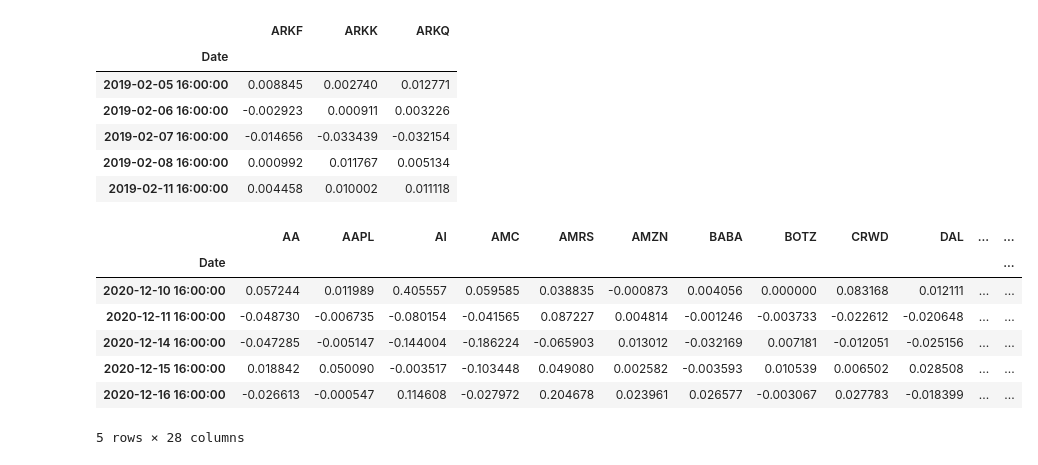
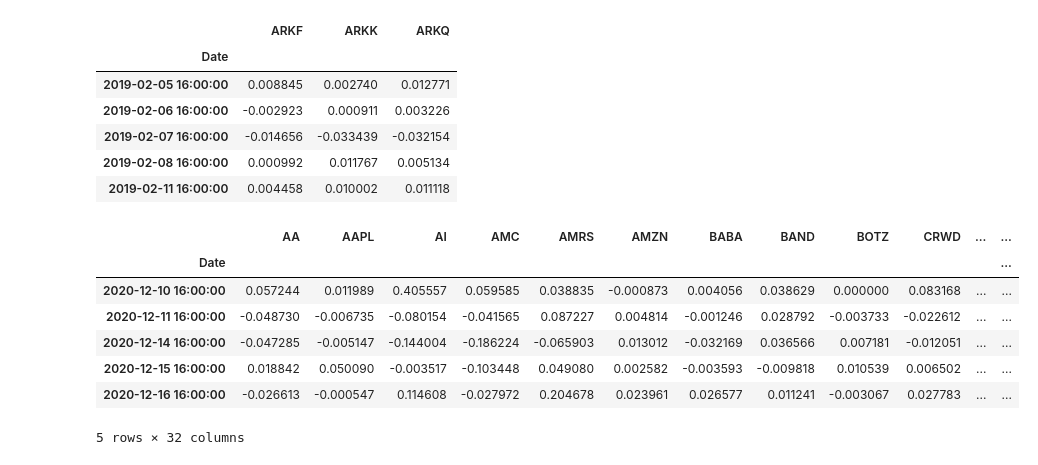
Before and after one commit to whitneydt/Project-FI-Data, a Jupyter notebook: Performance_Data/Performance Analysis.ipynb, the cells around one changed output. Saved outputs shown, nothing was run; the diff lists cells and outputs as text; code cells hidden in the pictures.

```diff
--- a/Performance_Data/Performance Analysis.ipynb
+++ b/Performance_Data/Performance Analysis.ipynb
@@ -25,6 +25,7 @@ amc_path = Path('/Users/whitneyturner/Project-FI-Data/Performance_Data/Larry_por
 amrs_path = Path('/Users/whitneyturner/Project-FI-Data/Performance_Data/Larry_portfolio/AMRS.csv')
 amzn_path = Path('/Users/whitneyturner/Project-FI-Data/Performance_Data/Larry_portfolio/AMZN.csv')
 baba_path = Path('/Users/whitneyturner/Project-FI-Data/Performance_Data/Larry_portfolio/BABA.csv')
+band_path = Path('/Users/whitneyturner/Project-FI-Data/Performance_Data/Larry_portfolio/BAND.csv')
 botz_path = Path('/Users/whitneyturner/Project-FI-Data/Performance_Data/Larry_portfolio/BOTZ.csv')
 crwd_path = Path('/Users/whitneyturner/Project-FI-Data/Performance_Data/Larry_portfolio/CRWD.csv')
 dal_path = Path('/Users/whitneyturner/Project-FI-Data/Performance_Data/Larry_portfolio/DAL.csv')
@@ -35,17 +36,20 @@ jnj_path = Path('/Users/whitneyturner/Project-FI-Data/Performance_Data/Larry_por
 jbl_path = Path('/Users/whitneyturner/Project-FI-Data/Performance_Data/Larry_portfolio/JBL.csv')
 lmnd_path = Path('/Users/whitneyturner/Project-FI-Data/Performance_Data/Larry_portfolio/LMND.csv')
 luv_path = Path('/Users/whitneyturner/Project-FI-Data/Performance_Data/Larry_portfolio/LUV.csv')
-mbd_path = Path('/Users/whitneyturner/Project-FI-Data/Performance_Data/Larry_portfolio/MBD.csv')
+mdb_path = Path('/Users/whitneyturner/Project-FI-Data/Performance_Data/Larry_portfolio/MDB.csv')
+msft_path = Path('/Users/whitneyturner/Project-FI-Data/Performance_Data/Larry_portfolio/MSFT.csv')
 mgni_path = Path('/Users/whitneyturner/Project-FI-Data/Performance_Data/Larry_portfolio/MGNI.csv')
 nio_path = Path('/Users/whitneyturner/Project-FI-Data/Performance_Data/Larry_portfolio/NIO.csv')
+pfe_path = Path('/Users/whitneyturner/Project-FI-Data/Performance_Data/Larry_portfolio/PFE.csv')
 pltr_path = Path('/Users/whitneyturner/Project-FI-Data/Performance_Data/Larry_portfolio/PLTR.csv')
 pton_path = Path('/Users/whitneyturner/Project-FI-Data/Performance_Data/Larry_portfolio/PTON.csv')
 pypl_path = Path('/Users/whitneyturner/Project-FI-Data/Performance_Data/Larry_portfolio/PYPL.csv')
 rgen_path = Path('/Users/whitneyturner/Project-FI-Data/Performance_Data/Larry_portfolio/RGEN.csv')
 sq_path = Path('/Users/whitneyturner/Project-FI-Data/Performance_Data/Larry_portfolio/SQ.csv')
 xom_path = Path('/Users/whitneyturner/Project-FI-Data/Performance_Data/Larry_portfolio/XOM.csv')
-wix_path = Path('/Users/whitneyturner/Project-FI-Data/Performance_Data/WIX.csv')
-znga_path = Path('/Users/whitneyturner/Project-FI-Data/Performance_Data/ZNGA.csv')
+wix_path = Path('/Users/whitneyturner/Project-FI-Data/Performance_Data/Larry_portfolio/WIX.csv')
+vtrs_path = Path('/Users/whitneyturner/Project-FI-Data/Performance_Data/Larry_portfolio/VTRS.csv')
+znga_path = Path('/Users/whitneyturner/Project-FI-Data/Performance_Data/Larry_portfolio/ZNGA.csv')
 # %%
 #create stock portfolio Dataframes
 aa_data = pd.read_csv(aa_path, index_col="Date", parse_dates=True, infer_datetime_format=True)
@@ -55,6 +59,7 @@ amc_data = pd.read_csv(amc_path, index_col="Date", parse_dates=True, infer_datet
 amrs_data = pd.read_csv(amrs_path,index_col="Date", parse_dates=True, infer_datetime_format=True)
 amzn_data = pd.read_csv(amzn_path,index_col="Date", parse_dates=True, infer_datetime_format=True)
 baba_data = pd.read_csv(baba_path, index_col="Date", parse_dates=True, infer_datetime_format=True)
+band_data = pd.read_csv(band_path, index_col="Date", parse_dates=True, infer_datetime_format=True)
 botz_data = pd.read_csv(botz_path,index_col="Date", parse_dates=True, infer_datetime_format=True)
 crwd_data = pd.read_csv(crwd_path,index_col="Date", parse_dates=True, infer_datetime_format=True)
 dal_data = pd.read_csv(dal_path, index_col="Date", parse_dates=True, infer_datetime_format=True)
@@ -65,9 +70,11 @@ jnj_data = pd.read_csv(jnj_path,index_col="Date", parse_dates=True, infer_dateti
 jbl_data = pd.read_csv(jbl_path,index_col="Date", parse_dates=True, infer_datetime_format=True)
 lmnd_data = pd.read_csv(lmnd_path, index_col="Date", parse_dates=True, infer_datetime_format=True)
 luv_data = pd.read_csv(luv_path,index_col="Date", parse_dates=True, infer_datetime_format=True)
-mbd_data = pd.read_csv(mbd_path,index_col="Date", parse_dates=True, infer_datetime_format=True)
+mdb_data = pd.read_csv(mdb_path,index_col="Date", parse_dates=True, infer_datetime_format=True)
 mgni_data = pd.read_csv(mgni_path, index_col="Date", parse_dates=True, infer_datetime_format=True)
+msft_data = pd.read_csv(msft_path, index_col="Date", parse_dates=True, infer_datetime_format=True)
 nio_data = pd.read_csv(nio_path,index_col="Date", parse_dates=True, infer_datetime_format=True)
+pfe_data = pd.read_csv(pfe_path,index_col="Date", parse_dates=True, infer_datetime_format=True)
 pltr_data = pd.read_csv(pltr_path,index_col="Date", parse_dates=True, infer_datetime_format=True)
 pton_data = pd.read_csv(pton_path, index_col="Date", parse_dates=True, infer_datetime_format=True)
 pypl_data = pd.read_csv(pypl_path,index_col="Date", parse_dates=True, infer_datetime_format=True)
@@ -75,6 +82,7 @@ rgen_data = pd.read_csv(rgen_path,index_col="Date", parse_dates=True, infer_date
 sq_data = pd.read_csv(sq_path, index_col="Date", parse_dates=True, infer_datetime_format=True)
 xom_data = pd.read_csv(xom_path,index_col="Date", parse_dates=True, infer_datetime_format=True)
 wix_data = pd.read_csv(wix_path,index_col="Date", parse_dates=True, infer_datetime_format=True)
+vtrs_data = pd.read_csv(vtrs_path,index_col="Date", parse_dates=True, infer_datetime_format=True)
 znga_data = pd.read_csv(znga_path,index_col="Date", parse_dates=True, infer_datetime_format=True)
 # %%
 #Find ETF Daily Returns
@@ -110,6 +118,7 @@ amc_close = amc_data['Close']
 amrs_close = amrs_data['Close']
 amzn_close = amzn_data['Close']
 baba_close = baba_data['Close']
+band_close = band_data['Close']
 botz_close = botz_data['Close']
 crwd_close = crwd_data['Close']
 dal_close = dal_data['Close']
@@ -120,15 +129,18 @@ jbl_close = jbl_data['Close']
 jnj_close = jnj_data['Close']
 lmnd_close = lmnd_data['Close']
 luv_close = luv_data['Close']
-mbd_close = mbd_data['Close']
+mdb_close = mdb_data['Close']
+msft_close = msft_data['Close']
 mgni_close = mgni_data['Close']
 nio_close = nio_data['Close']
+pfe_close = pfe_data['Close']
 pltr_close = pltr_data['Close']
 pton_close = pton_data['Close']
 pypl_close = pypl_data['Close']
 rgen_close = rgen_data['Close']
 sq_close = sq_data['Close']
 wix_close = wix_data['Close']
+vtrs_close = vtrs_data['Close']
 xom_close = xom_data['Close']
 znga_close = znga_data['Close']
 # %%
@@ -140,6 +152,7 @@ amc_daily_returns = pd.DataFrame(amc_close.pct_change())
 amrs_daily_returns = pd.DataFrame(amrs_close.pct_change())
 amzn_daily_returns = pd.DataFrame(amzn_close.pct_change())
 baba_daily_returns = pd.DataFrame(baba_close.pct_change())
+band_daily_returns = pd.DataFrame(band_close.pct_change())
 botz_daily_returns = pd.DataFrame(botz_close.pct_change())
 crwd_daily_returns = pd.DataFrame(crwd_close.pct_change())
 dal_daily_returns = pd.DataFrame(dal_close.pct_change())
@@ -150,57 +163,64 @@ jbl_daily_returns = pd.DataFrame(jbl_close.pct_change())
 jnj_daily_returns = pd.DataFrame(jnj_close.pct_change())
 lmnd_daily_returns = pd.DataFrame(lmnd_close.pct_change())
 luv_daily_returns = pd.DataFrame(luv_close.pct_change())
-mbd_daily_returns = pd.DataFrame(mbd_close.pct_change())
+mdb_daily_returns = pd.DataFrame(mdb_close.pct_change())
+msft_daily_returns = pd.DataFrame(msft_close.pct_change())
 mgni_daily_returns = pd.DataFrame(mgni_close.pct_change())
 nio_daily_returns = pd.DataFrame(nio_close.pct_change())
+pfe_daily_returns = pd.DataFrame(pfe_close.pct_change())
 pltr_daily_returns = pd.DataFrame(pltr_close.pct_change())
 pton_daily_returns = pd.DataFrame(pton_close.pct_change())
 pypl_daily_returns = pd.DataFrame(pypl_close.pct_change())
 rgen_daily_returns = pd.DataFrame(rgen_close.pct_change())
 sq_daily_returns = pd.DataFrame(sq_close.pct_change())
 wix_daily_returns = pd.DataFrame(wix_close.pct_change())
+vtrs_daily_returns = pd.DataFrame(vtrs_close.pct_change())
 xom_daily_returns = pd.DataFrame(xom_close.pct_change())
 znga_daily_returns = pd.DataFrame(znga_close.pct_change())
 # %%
-#update column names to reflect each stock
+#update column names to reflect each stock and create a dataframe for the entire portfolio
 aa_daily_returns1 = aa_daily_returns.rename(columns={'Close': 'AA'})
 aapl_daily_returns1 = aapl_daily_returns.rename(columns={'Close': 'AAPL'})
 ai_daily_returns1 = ai_daily_returns.rename(columns={'Close': 'AI'})
 amc_daily_returns1 = amc_daily_returns.rename(columns={'Close': 'AMC'})
 amrs_daily_returns1 = amrs_daily_returns.rename(columns={'Close': 'AMRS'})
 amzn_daily_returns1 = amzn_daily_returns.rename(columns={'Close': 'AMZN'})
 baba_daily_returns1 = baba_daily_returns.rename(columns={'Close': 'BABA'})
+band_daily_returns1 = band_daily_returns.rename(columns={'Close': 'BAND'})
 botz_daily_returns1 = botz_daily_returns.rename(columns={'Close': 'BOTZ'})
 crwd_daily_returns1 = crwd_daily_returns.rename(columns={'Close': 'CRWD'})
 dal_daily_returns1 = dal_daily_returns.rename(columns={'Close': 'DAL'})
 etsy_daily_returns1 = etsy_daily_returns.rename(columns={'Close': 'ETSY'})
 fvrr_daily_returns1 = fvrr_daily_returns.rename(columns={'Close': 'FVRR'})
 hl_daily_returns1 = hl_daily_returns.rename(columns={'Close': 'HL'})
 jbl_daily_returns1 = jbl_daily_returns.rename(columns={'Close': 'JBL'})
 jnj_daily_returns1 = jnj_daily_returns.rename(columns={'Close': 'JNJ'})
 lmnd_daily_returns1 = lmnd_daily_returns.rename(columns={'Close': 'LMND'})
 luv_daily_returns1 = luv_daily_returns.rename(columns={'Close': 'LUV'})
-mbd_daily_returns1 = mbd_daily_returns.rename(columns={'Close': 'MBD'})
+mdb_daily_returns1 = mdb_daily_returns.rename(columns={'Close': 'MDB'})
 mgni_daily_returns1 = mgni_daily_returns.rename(columns={'Close': 'MGNI'})
+msft_daily_returns1 = msft_daily_returns.rename(columns={'Close': 'MSFT'})
 nio_daily_returns1 = nio_daily_returns.rename(columns={'Close': 'NIO'})
+pfe_daily_returns1 = pfe_daily_returns.rename(columns={'Close': 'WIX'})
 pltr_daily_returns1 = pltr_daily_returns.rename(columns={'Close': 'PLTR'})
 pton_daily_returns1 = pton_daily_returns.rename(columns={'Close': 'PTON'})
 pypl_daily_returns1 = pypl_daily_returns.rename(columns={'Close': 'PYPL'})
 rgen_daily_returns1 = rgen_daily_returns.rename(columns={'Close': 'RGEN'})
 sq_daily_returns1 = sq_daily_returns.rename(columns={'Close': 'SQ'})
 wix_daily_returns1 = wix_daily_returns.rename(columns={'Close': 'WIX'})
+vtrs_daily_returns1 = vtrs_daily_returns.rename(columns={'Close': 'VTRS'})
 xom_daily_returns1 = xom_daily_returns.rename(columns={'Close': 'XOM'})
 znga_daily_returns1 = znga_daily_returns.rename(columns={'Close': 'ZNGA'})
-larry_portfolio_df = pd.concat([aa_daily_returns1, aapl_daily_returns1, ai_daily_returns1, amc_daily_returns1, amrs_daily_returns1, amzn_daily_returns1, baba_daily_returns1, botz_daily_returns1, crwd_daily_returns1, dal_daily_returns1, etsy_daily_returns1, fvrr_daily_returns1, hl_daily_returns1, jbl_daily_returns1, jnj_daily_returns1, lmnd_daily_returns1, luv_daily_returns1, mbd_daily_returns1, mgni_daily_returns1, nio_daily_returns1, pltr_daily_returns1, pton_daily_returns1, pypl_daily_returns1, rgen_daily_returns1, sq_daily_returns1, wix_daily_returns1, xom_daily_returns1, znga_daily_returns1], axis = 'columns', join = 'inner').dropna()
+larry_portfolio_df = pd.concat([aa_daily_returns1, aapl_daily_returns1, ai_daily_returns1, amc_daily_returns1, amrs_daily_returns1, amzn_daily_returns1, baba_daily_returns1,band_daily_returns1, botz_daily_returns1, crwd_daily_returns1, dal_daily_returns1, etsy_daily_returns1, fvrr_daily_returns1, hl_daily_returns1, jbl_daily_returns1, jnj_daily_returns1, lmnd_daily_returns1, luv_daily_returns1, mdb_daily_returns1, mgni_daily_returns1,  msft_daily_returns1, nio_daily_returns1, pltr_daily_returns1, pton_daily_returns1, pypl_daily_returns1, rgen_daily_returns1, sq_daily_returns1, wix_daily_returns1, xom_daily_returns1, znga_daily_returns1, pfe_daily_returns1, vtrs_daily_returns1], axis = 'columns', join = 'inner').dropna()
 larry_portfolio_df.head()
 # %% [output]
-|  | AA | AAPL | AI | AMC | AMRS | AMZN | BABA | BOTZ | CRWD | DAL | ... | ... |
+|  | AA | AAPL | AI | AMC | AMRS | AMZN | BABA | BAND | BOTZ | CRWD | ... | ... |
 | Date |  |  |  |  |  |  |  |  |  |  |  | ... |
-| 2020-12-10 16:00:00 | 0.057244 | 0.011989 | 0.405557 | 0.059585 | 0.038835 | -0.000873 | 0.004056 | 0.000000 | 0.083168 | 0.012111 | ... | ... |
-| 2020-12-11 16:00:00 | -0.048730 | -0.006735 | -0.080154 | -0.041565 | 0.087227 | 0.004814 | -0.001246 | -0.003733 | -0.022612 | -0.020648 | ... | ... |
-| 2020-12-14 16:00:00 | -0.047285 | -0.005147 | -0.144004 | -0.186224 | -0.065903 | 0.013012 | -0.032169 | 0.007181 | -0.012051 | -0.025156 | ... | ... |
-| 2020-12-15 16:00:00 | 0.018842 | 0.050090 | -0.003517 | -0.103448 | 0.049080 | 0.002582 | -0.003593 | 0.010539 | 0.006502 | 0.028508 | ... | ... |
-| 2020-12-16 16:00:00 | -0.026613 | -0.000547 | 0.114608 | -0.027972 | 0.204678 | 0.023961 | 0.026577 | -0.003067 | 0.027783 | -0.018399 | ... | ... |
+| 2020-12-10 16:00:00 | 0.057244 | 0.011989 | 0.405557 | 0.059585 | 0.038835 | -0.000873 | 0.004056 | 0.038629 | 0.000000 | 0.083168 | ... | ... |
+| 2020-12-11 16:00:00 | -0.048730 | -0.006735 | -0.080154 | -0.041565 | 0.087227 | 0.004814 | -0.001246 | 0.028792 | -0.003733 | -0.022612 | ... | ... |
+| 2020-12-14 16:00:00 | -0.047285 | -0.005147 | -0.144004 | -0.186224 | -0.065903 | 0.013012 | -0.032169 | 0.036566 | 0.007181 | -0.012051 | ... | ... |
+| 2020-12-15 16:00:00 | 0.018842 | 0.050090 | -0.003517 | -0.103448 | 0.049080 | 0.002582 | -0.003593 | -0.009818 | 0.010539 | 0.006502 | ... | ... |
+| 2020-12-16 16:00:00 | -0.026613 | -0.000547 | 0.114608 | -0.027972 | 0.204678 | 0.023961 | 0.026577 | 0.011241 | -0.003067 | 0.027783 | ... | ... |
-5 rows × 28 columns
+5 rows × 32 columns
 # %%
 # Calculate Larry's Portfolio Returns
```
Also changed, not shown: parts of 10 cells of this notebook, 8 other files.
